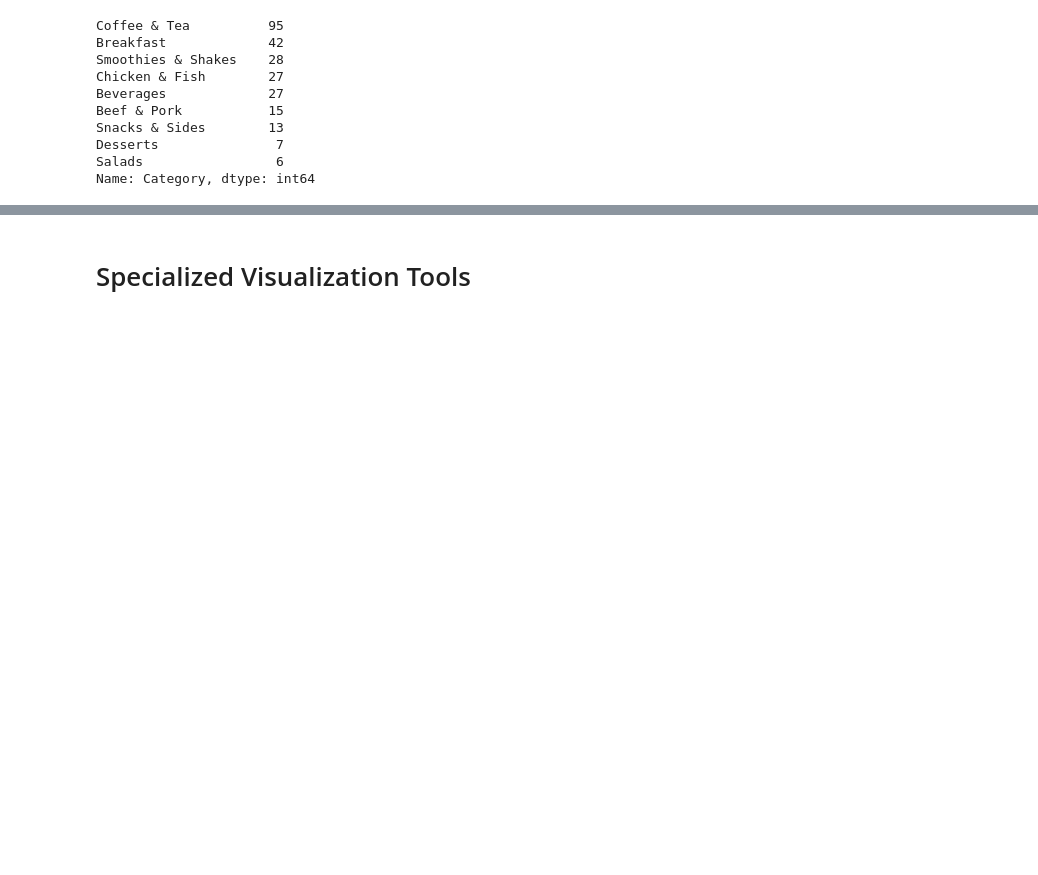
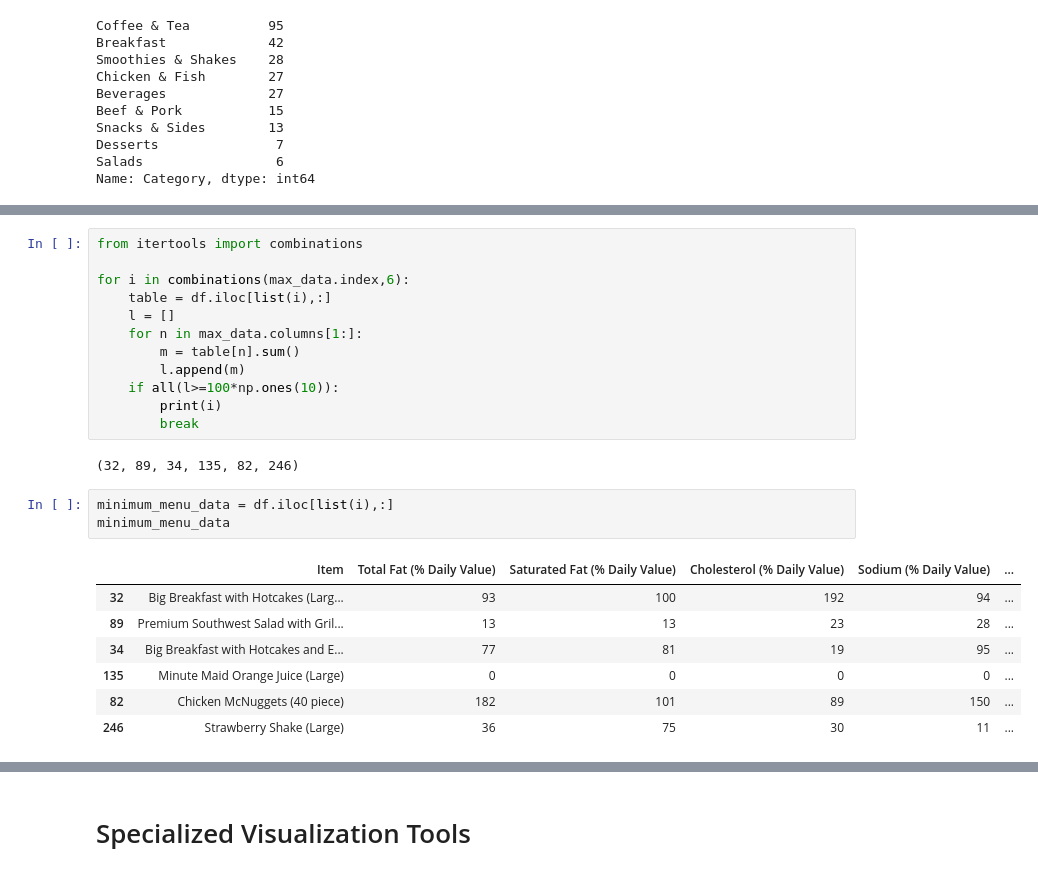
Before and after one commit to Andhi1710/python, a Jupyter notebook: (Andhi_Hamzah)_McDonald's.ipynb, the cells around one changed output, grey strips where cells are left out. Cells and saved outputs as stored; diff of their text form; blank space fills up the shorter version.

```diff
--- a/(Andhi_Hamzah)_McDonald's.ipynb
+++ b/(Andhi_Hamzah)_McDonald's.ipynb
@@ -358,0 +354,25 @@ df.head()
+# %%
+from itertools import combinations
+
+for i in combinations(max_data.index,6):
+    table = df.iloc[list(i),:]
+    l = []
+    for n in max_data.columns[1:]:
+        m = table[n].sum()
+        l.append(m)
+    if all(l>=100*np.ones(10)):
+        print(i)
+        break
+# %% [output]
+(32, 89, 34, 135, 82, 246)
+# %%
+minimum_menu_data = df.iloc[list(i),:]
+minimum_menu_data
+# %% [output]
+|  | Item | Total Fat (% Daily Value) | Saturated Fat (% Daily Value) | Cholesterol (% Daily Value) | Sodium (% Daily Value) | ... |
+| 32 | Big Breakfast with Hotcakes (Larg... | 93 | 100 | 192 | 94 | ... |
+| 89 | Premium Southwest Salad with Gril... | 13 | 13 | 23 | 28 | ... |
+| 34 | Big Breakfast with Hotcakes and E... | 77 | 81 | 19 | 95 | ... |
+| 135 | Minute Maid Orange Juice (Large) | 0 | 0 | 0 | 0 | ... |
+| 82 | Chicken McNuggets (40 piece) | 182 | 101 | 89 | 150 | ... |
+| 246 | Strawberry Shake (Large) | 36 | 75 | 30 | 11 | ... |
```
Also changed, not shown: parts of 10 cells of this notebook.
